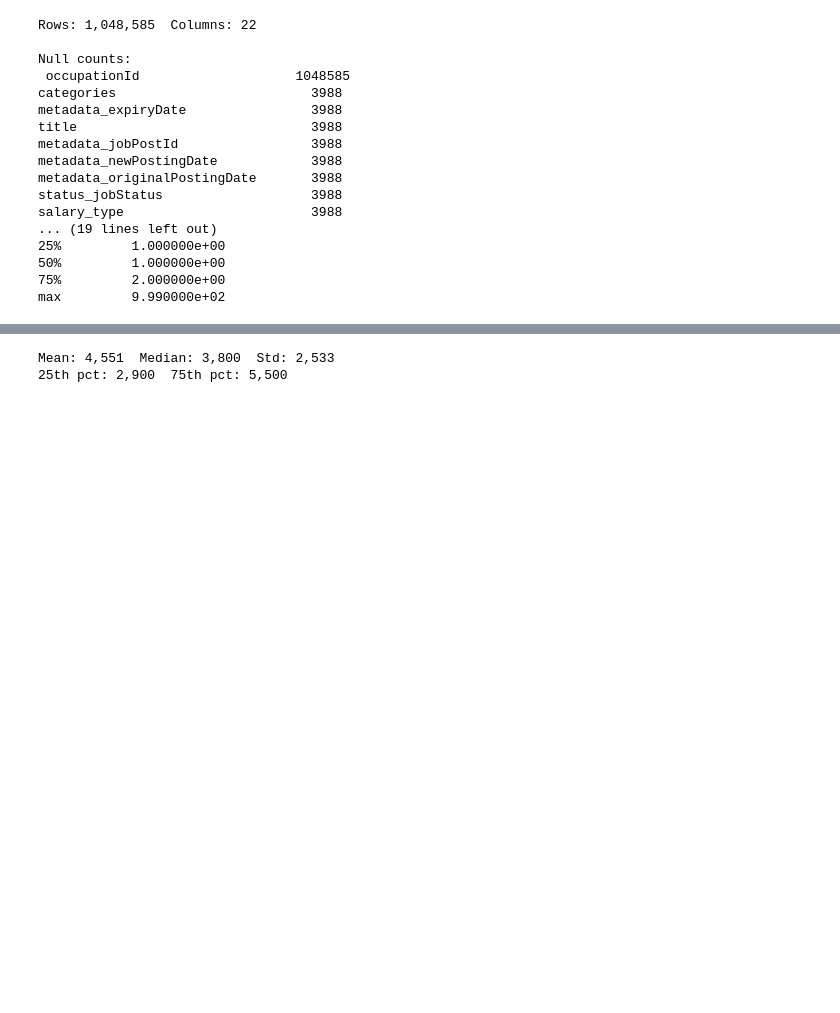
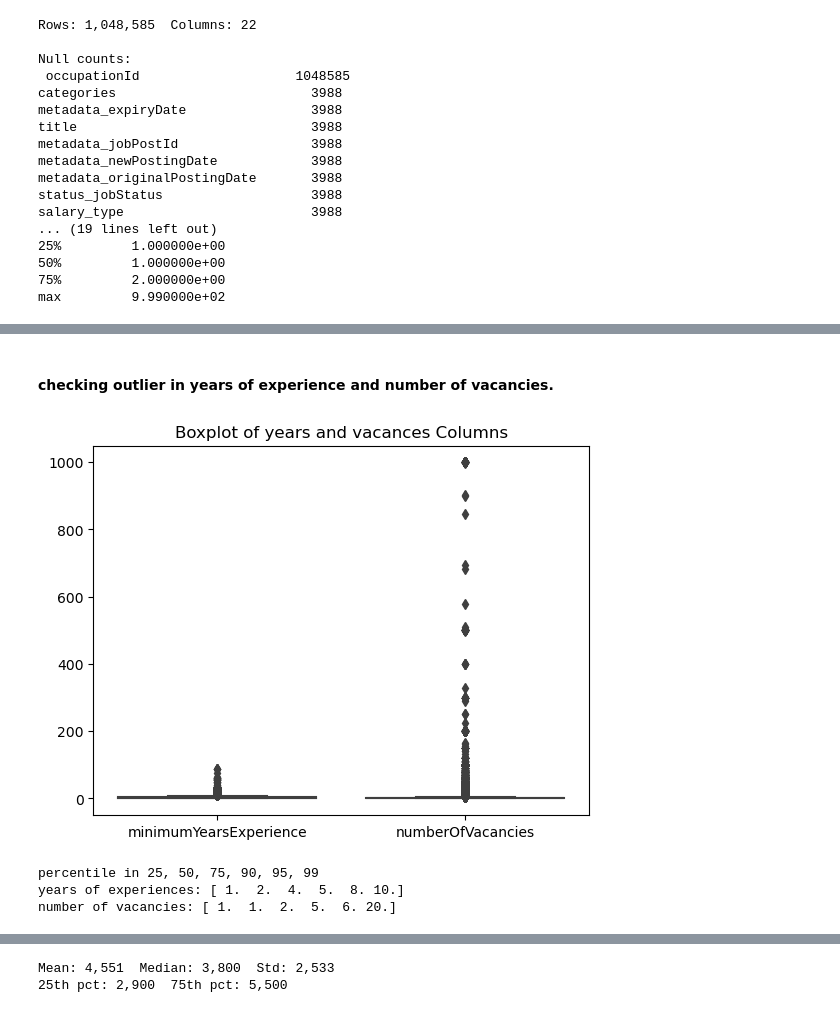
Before and after one commit to zeroonyx/6m-data-1-groupproject, a Jupyter notebook: personaD.ipynb, the cells around one changed output, grey strips where cells are left out. Saved outputs shown, nothing was run; the diff lists cells and outputs as text; code cells hidden in the pictures; blank space fills up the shorter version.

```diff
--- a/personaD.ipynb
+++ b/personaD.ipynb
@@ -84,0 +234,17 @@ max         9.990000e+02
+# %% [markdown]
+#### checking outlier in years of experience and number of vacancies.
+# %%
+
+sns.boxplot(df[['minimumYearsExperience','numberOfVacancies']])
+plt.title('Boxplot of years and vacances Columns')
+plt.ticklabel_format(style='plain', axis='y')
+plt.show()
+
+print ('percentile in 25, 50, 75, 90, 95, 99')
+print (f'years of experiences: {np.percentile(df["minimumYearsExperience"], [25, 50, 75, 90, 95, 99])}')
+print (f'number of vacancies: {np.percentile(df["numberOfVacancies"], [25, 50, 75, 90, 95, 99])}')
+# %% [output]
+[figure, added]
+percentile in 25, 50, 75, 90, 95, 99
+years of experiences: [ 1.  2.  4.  5.  8. 10.]
+number of vacancies: [ 1.  1.  2.  5.  6. 20.]
```
Also changed, not shown: parts of 52 cells of this notebook.
